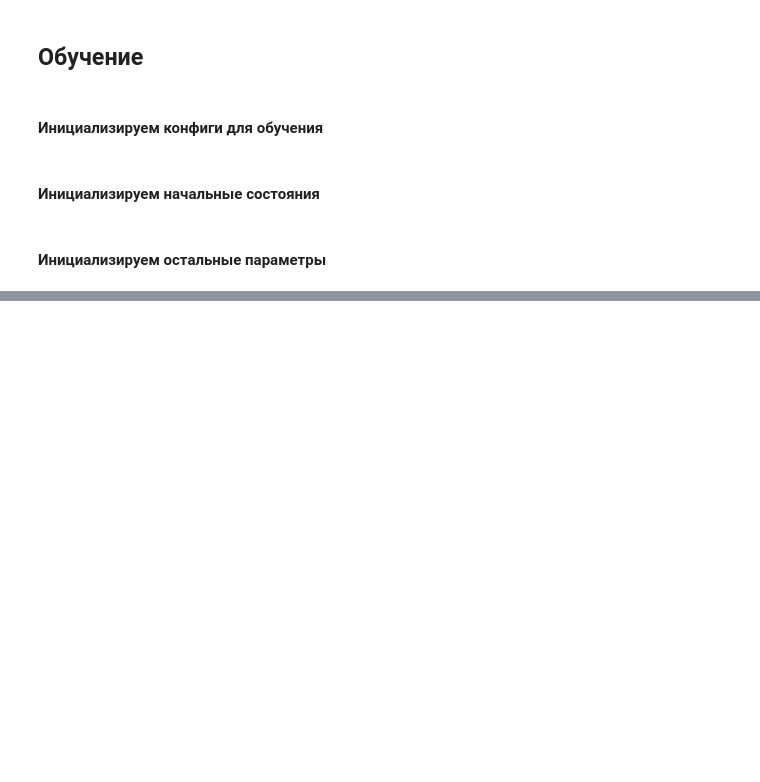
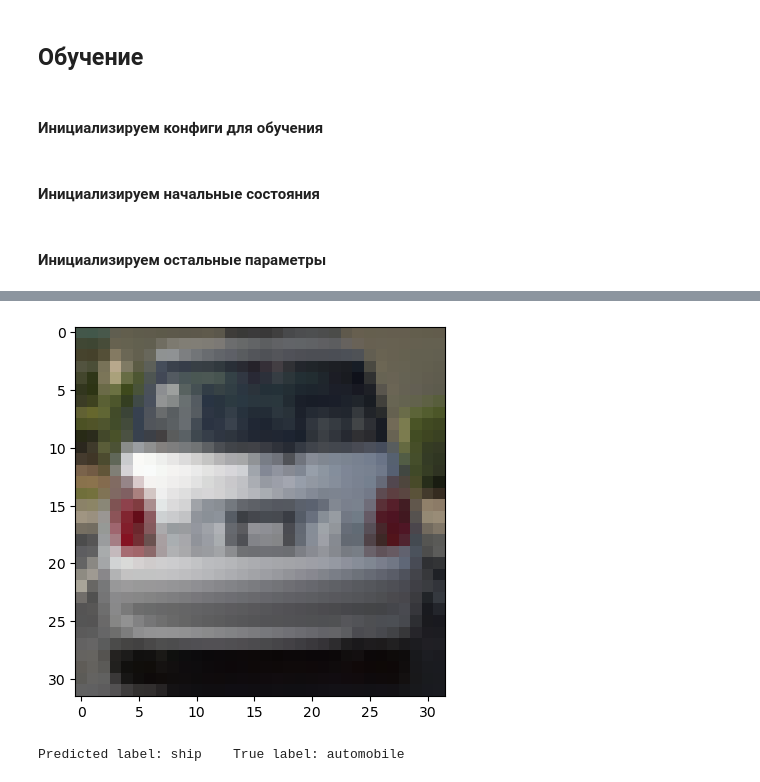
Before and after one commit to Senox55/CIFAR10-ml, a Jupyter notebook: Cifar-10.ipynb, the cells around one changed output, grey strips where cells are left out. Saved outputs shown, nothing was run; the diff lists cells and outputs as text; code cells hidden in the pictures; blank space fills up the shorter version.

```diff
--- a/Cifar-10.ipynb
+++ b/Cifar-10.ipynb
@@ -246,0 +292,10 @@ print("Stop train")
+# %%
+sample_idx = torch.randint(len(test_dataset), size=(1,)).item()
+img, label = test_dataset[sample_idx]
+img = img.unsqueeze(0)
+plt.imshow(img.squeeze().permute(1, 2, 0))
+plt.show()
+print(f"Predicted label: {label_map[model(img).argmax(1).sum().item()]}\t True label: {label_map[label]}")
+# %% [output]
+[figure, added]
+Predicted label: ship    True label: automobile
```
Also changed, not shown: parts of 11 cells of this notebook.
